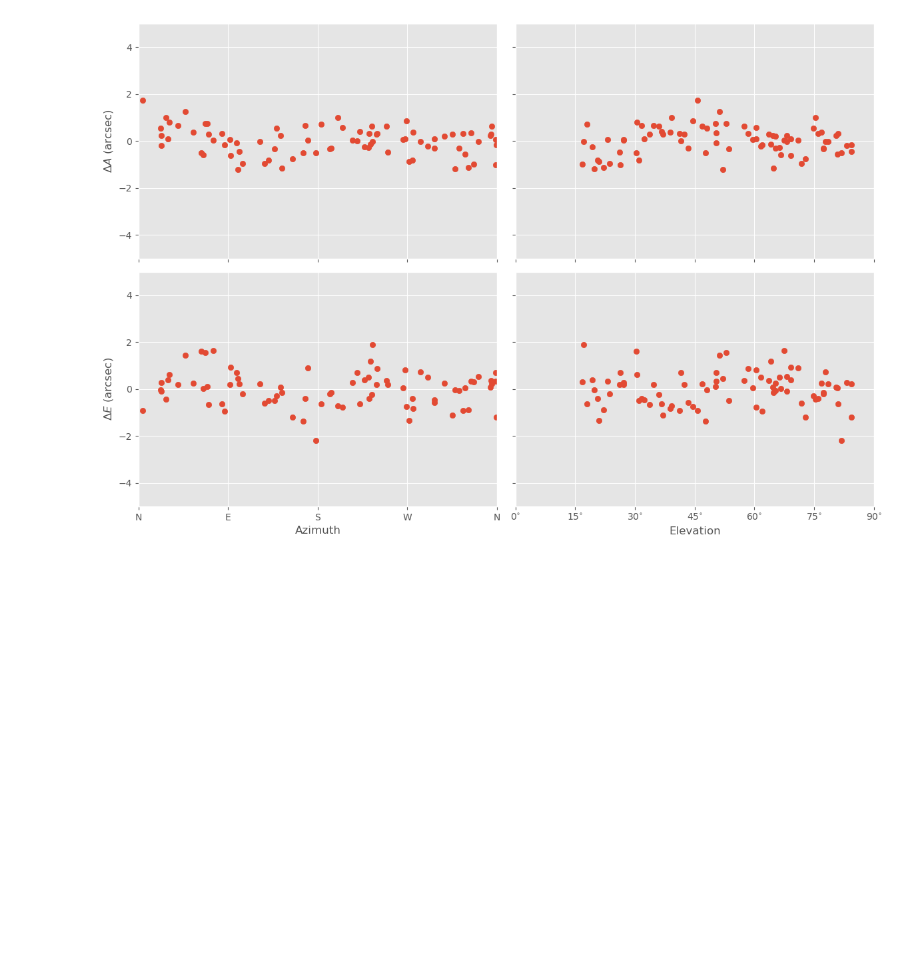
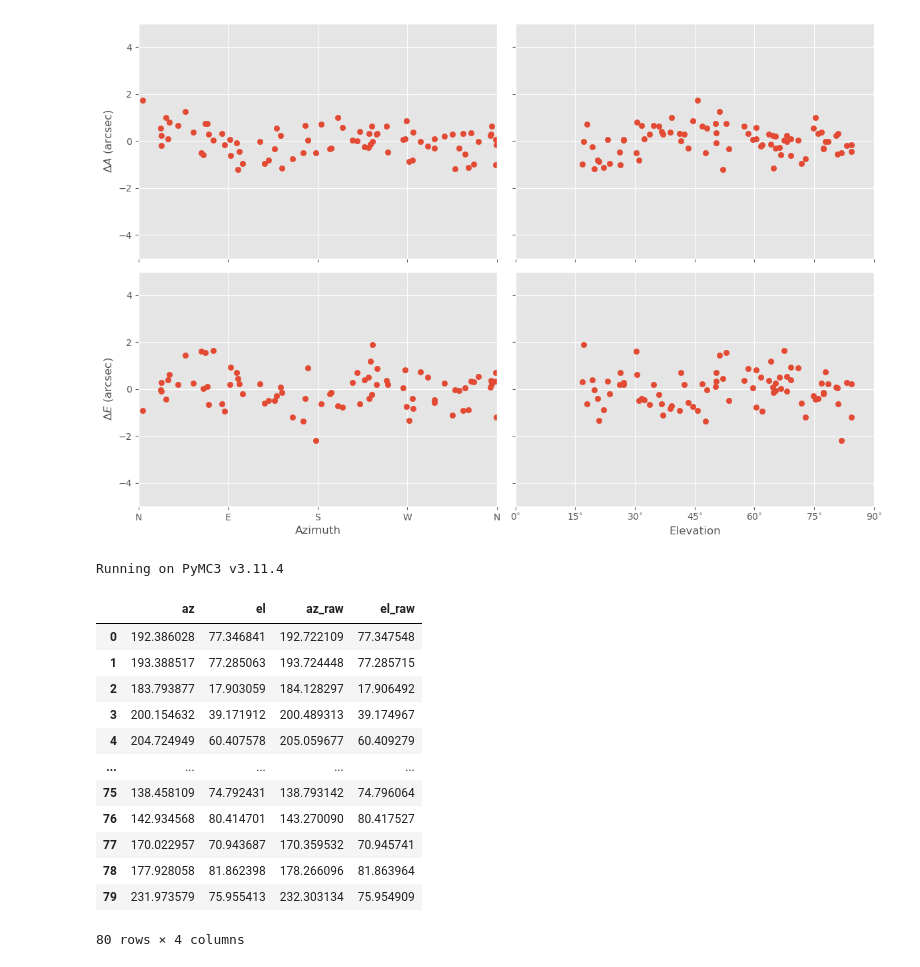
Before and after one commit to MMTObservatory/pointing_analysis, a Jupyter notebook: pointing_data/20210821/tpoint.ipynb, the cells around one changed output. Cells and saved outputs as stored; diff of their text form; code cells hidden in the pictures; blank space fills up the shorter version.

```diff
--- a/pointing_data/20210821/tpoint.ipynb
+++ b/pointing_data/20210821/tpoint.ipynb
@@ -214,3 +208,30 @@ f = pointing_sky(coo_obs, t_coo)
 f = pointing_azel_resid(coo_obs, t_coo)
 # %% [output]
 [figure]
+# %%
+import pymc3 as pm
+import arviz
+print(f"Running on PyMC3 v{pm.__version__}")
+# %% [output]
+Running on PyMC3 v3.11.4
+# %%
+data = pd.DataFrame(columns=['az', 'el', 'az_raw', 'el_raw'])
+data['az'] = az_obs.value
+data['el'] = el_obs.value
+data['az_raw'] = az_raw.value
+data['el_raw'] = el_raw.value
+data
+# %% [output]
+|  | az | el | az_raw | el_raw |
+| 0 | 192.386028 | 77.346841 | 192.722109 | 77.347548 |
+| 1 | 193.388517 | 77.285063 | 193.724448 | 77.285715 |
+| 2 | 183.793877 | 17.903059 | 184.128297 | 17.906492 |
+| 3 | 200.154632 | 39.171912 | 200.489313 | 39.174967 |
+| 4 | 204.724949 | 60.407578 | 205.059677 | 60.409279 |
+| ... | ... | ... | ... | ... |
+| 75 | 138.458109 | 74.792431 | 138.793142 | 74.796064 |
+| 76 | 142.934568 | 80.414701 | 143.270090 | 80.417527 |
+| 77 | 170.022957 | 70.943687 | 170.359532 | 70.945741 |
+| 78 | 177.928058 | 81.862398 | 178.266096 | 81.863964 |
+| 79 | 231.973579 | 75.955413 | 232.303134 | 75.954909 |
+80 rows × 4 columns
```
Also changed, not shown: parts of 6 cells of this notebook.
